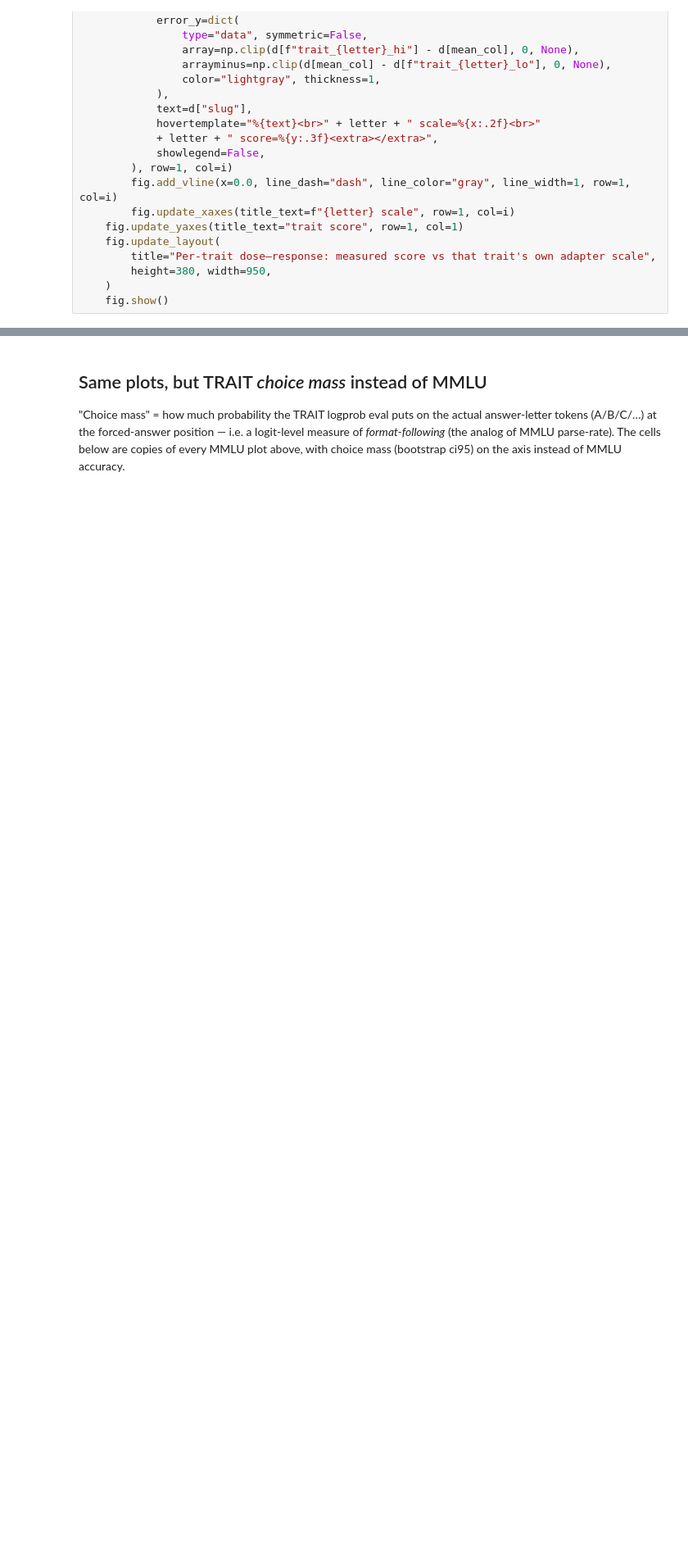
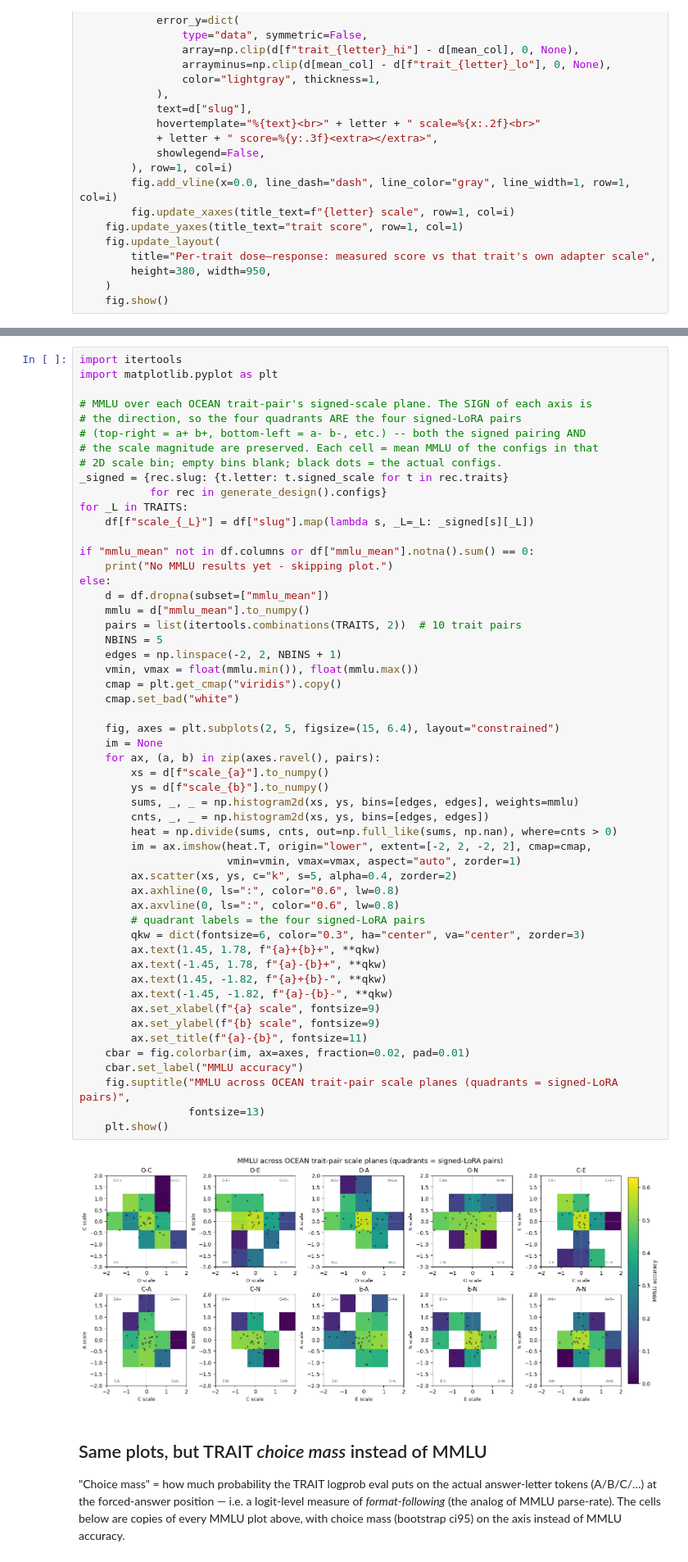
Before and after one commit to persona-cartography/persona-cartography, a Jupyter notebook: scripts_dev/combinations_experiment/analyze.ipynb, the cells around one changed output, grey strips where cells are left out. Shown at 82% size. Saved outputs shown, nothing was run; the diff lists cells and outputs as text; blank space fills up the shorter version.

```diff
--- a/scripts_dev/combinations_experiment/analyze.ipynb
+++ b/scripts_dev/combinations_experiment/analyze.ipynb
@@ -594,3 +773,58 @@ else:
+# %%
+import itertools
+import matplotlib.pyplot as plt
+
+# MMLU over each OCEAN trait-pair's signed-scale plane. The SIGN of each axis is
+# the direction, so the four quadrants ARE the four signed-LoRA pairs
+# (top-right = a+ b+, bottom-left = a- b-, etc.) -- both the signed pairing AND
+# the scale magnitude are preserved. Each cell = mean MMLU of the configs in that
+# 2D scale bin; empty bins blank; black dots = the actual configs.
+_signed = {rec.slug: {t.letter: t.signed_scale for t in rec.traits}
+           for rec in generate_design().configs}
+for _L in TRAITS:
+    df[f"scale_{_L}"] = df["slug"].map(lambda s, _L=_L: _signed[s][_L])
+
+if "mmlu_mean" not in df.columns or df["mmlu_mean"].notna().sum() == 0:
+    print("No MMLU results yet - skipping plot.")
+else:
+    d = df.dropna(subset=["mmlu_mean"])
+    mmlu = d["mmlu_mean"].to_numpy()
+    pairs = list(itertools.combinations(TRAITS, 2))  # 10 trait pairs
+    NBINS = 5
+    edges = np.linspace(-2, 2, NBINS + 1)
+    vmin, vmax = float(mmlu.min()), float(mmlu.max())
+    cmap = plt.get_cmap("viridis").copy()
+    cmap.set_bad("white")
+
+    fig, axes = plt.subplots(2, 5, figsize=(15, 6.4), layout="constrained")
+    im = None
+    for ax, (a, b) in zip(axes.ravel(), pairs):
+        xs = d[f"scale_{a}"].to_numpy()
+        ys = d[f"scale_{b}"].to_numpy()
+        sums, _, _ = np.histogram2d(xs, ys, bins=[edges, edges], weights=mmlu)
+        cnts, _, _ = np.histogram2d(xs, ys, bins=[edges, edges])
+        heat = np.divide(sums, cnts, out=np.full_like(sums, np.nan), where=cnts > 0)
+        im = ax.imshow(heat.T, origin="lower", extent=[-2, 2, -2, 2], cmap=cmap,
+                       vmin=vmin, vmax=vmax, aspect="auto", zorder=1)
+        ax.scatter(xs, ys, c="k", s=5, alpha=0.4, zorder=2)
+        ax.axhline(0, ls=":", color="0.6", lw=0.8)
+        ax.axvline(0, ls=":", color="0.6", lw=0.8)
+        # quadrant labels = the four signed-LoRA pairs
+        qkw = dict(fontsize=6, color="0.3", ha="center", va="center", zorder=3)
+        ax.text(1.45, 1.78, f"{a}+{b}+", **qkw)
+        ax.text(-1.45, 1.78, f"{a}-{b}+", **qkw)
+        ax.text(1.45, -1.82, f"{a}+{b}-", **qkw)
+        ax.text(-1.45, -1.82, f"{a}-{b}-", **qkw)
+        ax.set_xlabel(f"{a} scale", fontsize=9)
+        ax.set_ylabel(f"{b} scale", fontsize=9)
+        ax.set_title(f"{a}-{b}", fontsize=11)
+    cbar = fig.colorbar(im, ax=axes, fraction=0.02, pad=0.01)
+    cbar.set_label("MMLU accuracy")
+    fig.suptitle("MMLU across OCEAN trait-pair scale planes (quadrants = signed-LoRA pairs)",
+                 fontsize=13)
+    plt.show()
+# %% [output]
+[figure, added]
 # %% [markdown]
 ## Same plots, but TRAIT *choice mass* instead of MMLU
 
```
Also changed, not shown: parts of 5 cells of this notebook, 9 other files.
